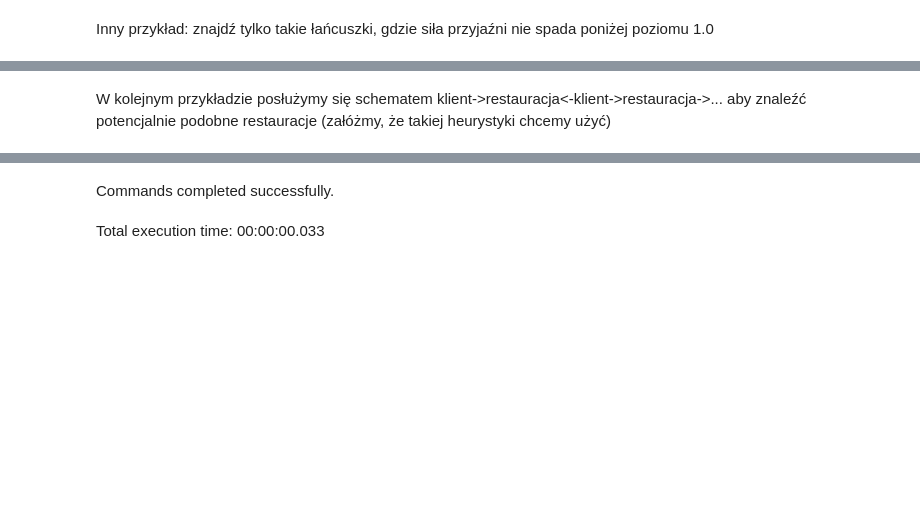
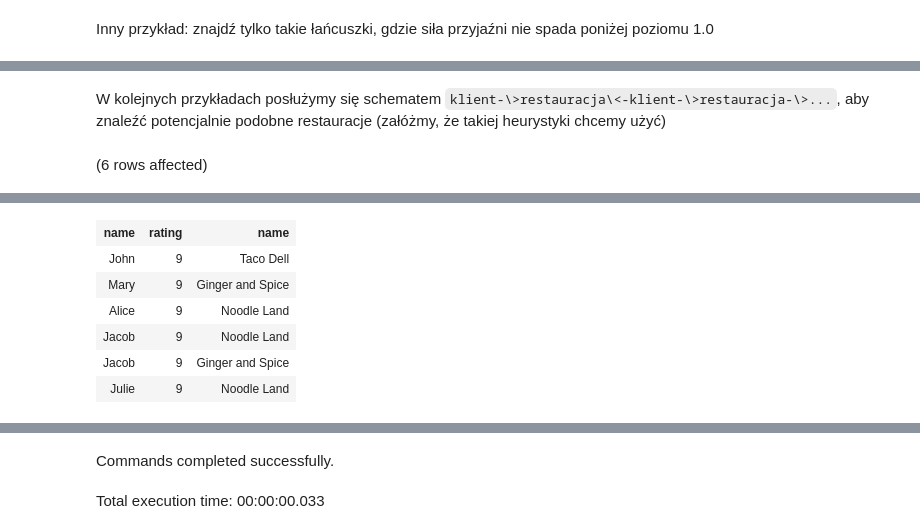
Before and after one commit to Ideefixze/GraphSQL_examples, a Jupyter notebook: 4_advanced_queries.ipynb, the cells around one changed output, grey strips where cells are left out. Cells and saved outputs as stored; diff of their text form; code cells hidden in the pictures; blank space fills up the shorter version.

Commit message:
Add example of SHORTEST_PATH + normal match query

```diff
--- a/4_advanced_queries.ipynb
+++ b/4_advanced_queries.ipynb
@@ -142,4 +142,13 @@ Total execution time: 00:00:00.061
 | John->Mary->Alice | 1,1 |
 | Jacob->Mary->Alice | 1,4 |
 # %% [markdown]
-W kolejnym przykładzie posłużymy się schematem klient-\>restauracja\<-klient-\>restauracja-\>... aby znaleźć potencjalnie podobne restauracje (załóżmy, że takiej heurystyki chcemy użyć)
+W kolejnych przykładach posłużymy się schematem `klient-\>restauracja\<-klient-\>restauracja-\>...`, aby znaleźć potencjalnie podobne restauracje (załóżmy, że takiej heurystyki chcemy użyć)
+# %%
+SELECT man.name, likes.rating, rest.name
+FROM Person man
+   , Restaurant rest
+   , likes
+WHERE MATCH(man-(likes)->rest)
+OR MATCH()
+# %% [output]
+(6 rows affected)
@@ -146,3 +156,10 @@ W kolejnym przykładzie posłużymy się schematem klient-\>restauracja\<-klient
+| name | rating | name |
+| John | 9 | Taco Dell |
+| Mary | 9 | Ginger and Spice |
+| Alice | 9 | Noodle Land |
+| Jacob | 9 | Noodle Land |
+| Jacob | 9 | Ginger and Spice |
+| Julie | 9 | Noodle Land |
 # %%
 SELECT * FROM (
 SELECT man1.name AS FirstNode
```
Also changed, not shown: parts of 15 cells of this notebook.
